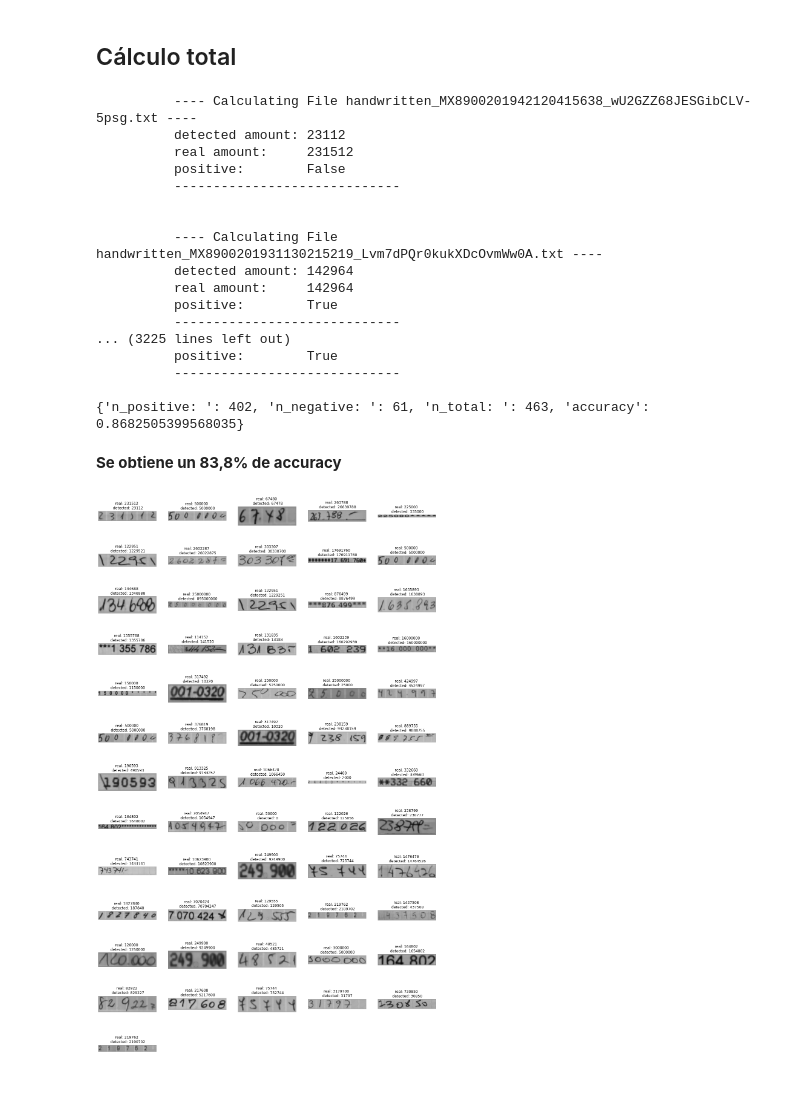
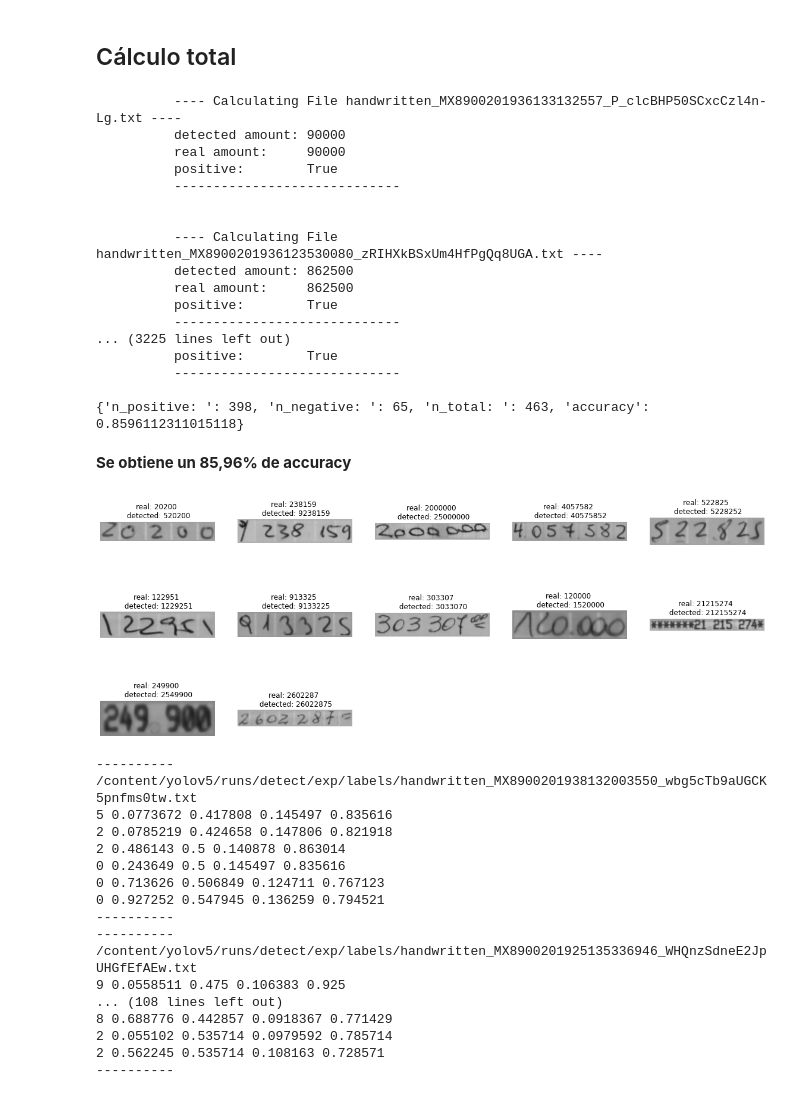
Before and after one commit to alvaro-neira/image-processing-homework2, a Jupyter notebook: tarea2_object_detection_yolo.ipynb, the cells around one changed output. Cells and saved outputs as stored; diff of their text form; code cells hidden in the pictures.

```diff
--- a/tarea2_object_detection_yolo.ipynb
+++ b/tarea2_object_detection_yolo.ipynb
@@ -394,8 +398,9 @@ class Metrics:
   def show_negative_results(self):
     data_test_dir = "/content/data/orand-car-with-bbs/test/images/"
     fig = plt.figure(figsize=(20, 40))
-    rows = 15
+    n_negatives = len(self.negatives)
     columns = 5
+    rows = (n_negatives // columns) + 1
     position = 1
 
     for img in self.negatives:
@@ -406,30 +411,79 @@ class Metrics:
       plt.axis('off')
       plt.title(title)
       position += 1
+
+  def show_negative_posible_iou(self):
+    data_test_dir = "/content/data/orand-car-with-bbs/test/images/"
+    fig = plt.figure(figsize=(20, 40))
+    n_negatives = len(self.negatives)
+    columns = 5
+    rows = (n_negatives // columns) + 1
+    position = 1
+
+    for img in self.negatives:
+      if len(str(img['real'])) < len(str(img['detected'])):
+        image = cv2.imread(data_test_dir+img['file'])
+        title = "real: {} \n detected: {}".format(img['real'], img['detected'])
+        fig.add_subplot(rows, columns, position)
+        plt.imshow(image)
+        plt.axis('off')
+        plt.title(title)
+        position += 1
 # %%
 m = Metrics()
 m.calculate_accuracy()
 # %% [output]
-          ---- Calculating File handwritten_MX8900201942120415638_wU2GZZ68JESGibCLV-5psg.txt ----
-          detected amount: 23112
-          real amount:     231512
-          positive:        False
+          ---- Calculating File handwritten_MX8900201936133132557_P_clcBHP50SCxcCzl4n-Lg.txt ----
+          detected amount: 90000
+          real amount:     90000
+          positive:        True
           -----------------------------
 
 
-          ---- Calculating File handwritten_MX8900201931130215219_Lvm7dPQr0kukXDcOvmWw0A.txt ----
-          detected amount: 142964
-          real amount:     142964
+          ---- Calculating File handwritten_MX8900201936123530080_zRIHXkBSxUm4HfPgQq8UGA.txt ----
+          detected amount: 862500
+          real amount:     862500
           positive:        True
           -----------------------------
 ... (3225 lines left out)
           positive:        True
           -----------------------------
 
-{'n_positive: ': 402, 'n_negative: ': 61, 'n_total: ': 463, 'accuracy': 0.8682505399568035}
+{'n_positive: ': 398, 'n_negative: ': 65, 'n_total: ': 463, 'accuracy': 0.8596112311015118}
 # %% [markdown]
-**Se obtiene un 83,8% de accuracy**
+**Se obtiene un 85,96% de accuracy**
 # %%
 m.show_negative_results()
-# %% [output]
-[figure, removed]
+# %%
+m.show_negative_posible_iou()
+# %% [output]
+[figure, added]
+# %%
+for f in m.negatives:
+  if len(str(f['real'])) < len(str(f['detected'])):
+    filetxt = "/content/yolov5/runs/detect/exp/labels/{}".format(
+        f['file'].replace('bmp', 'txt')
+    )
+    print('----------')
+    print(filetxt)
+    !cat $filetxt
+    print('----------')
+# !cat '/content/yolov5/runs/detect/exp/labels/handwritten_MX8900201938132003550_wbg5cTb9aUGCK5pnfms0tw.txt'
+# %% [output]
+----------
+/content/yolov5/runs/detect/exp/labels/handwritten_MX8900201938132003550_wbg5cTb9aUGCK5pnfms0tw.txt
+5 0.0773672 0.417808 0.145497 0.835616
+2 0.0785219 0.424658 0.147806 0.821918
+2 0.486143 0.5 0.140878 0.863014
+0 0.243649 0.5 0.145497 0.835616
+0 0.713626 0.506849 0.124711 0.767123
+0 0.927252 0.547945 0.136259 0.794521
+----------
+----------
+/content/yolov5/runs/detect/exp/labels/handwritten_MX8900201925135336946_WHQnzSdneE2JpUHGfEfAEw.txt
+9 0.0558511 0.475 0.106383 0.925
+... (108 lines left out)
+8 0.688776 0.442857 0.0918367 0.771429
+2 0.055102 0.535714 0.0979592 0.785714
+2 0.562245 0.535714 0.108163 0.728571
+----------
```
Also changed, not shown: parts of 12 cells of this notebook, 3 other files.
